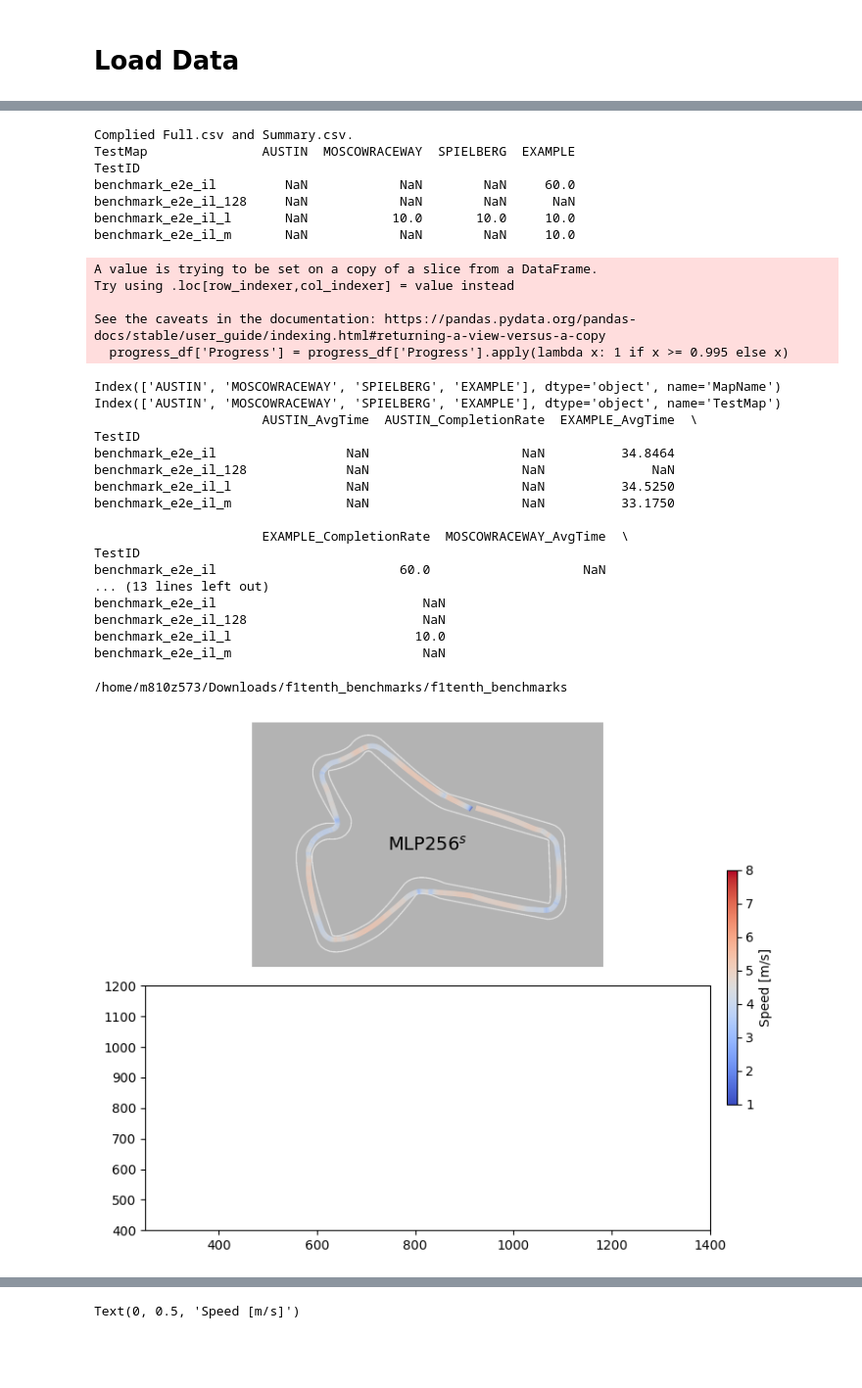
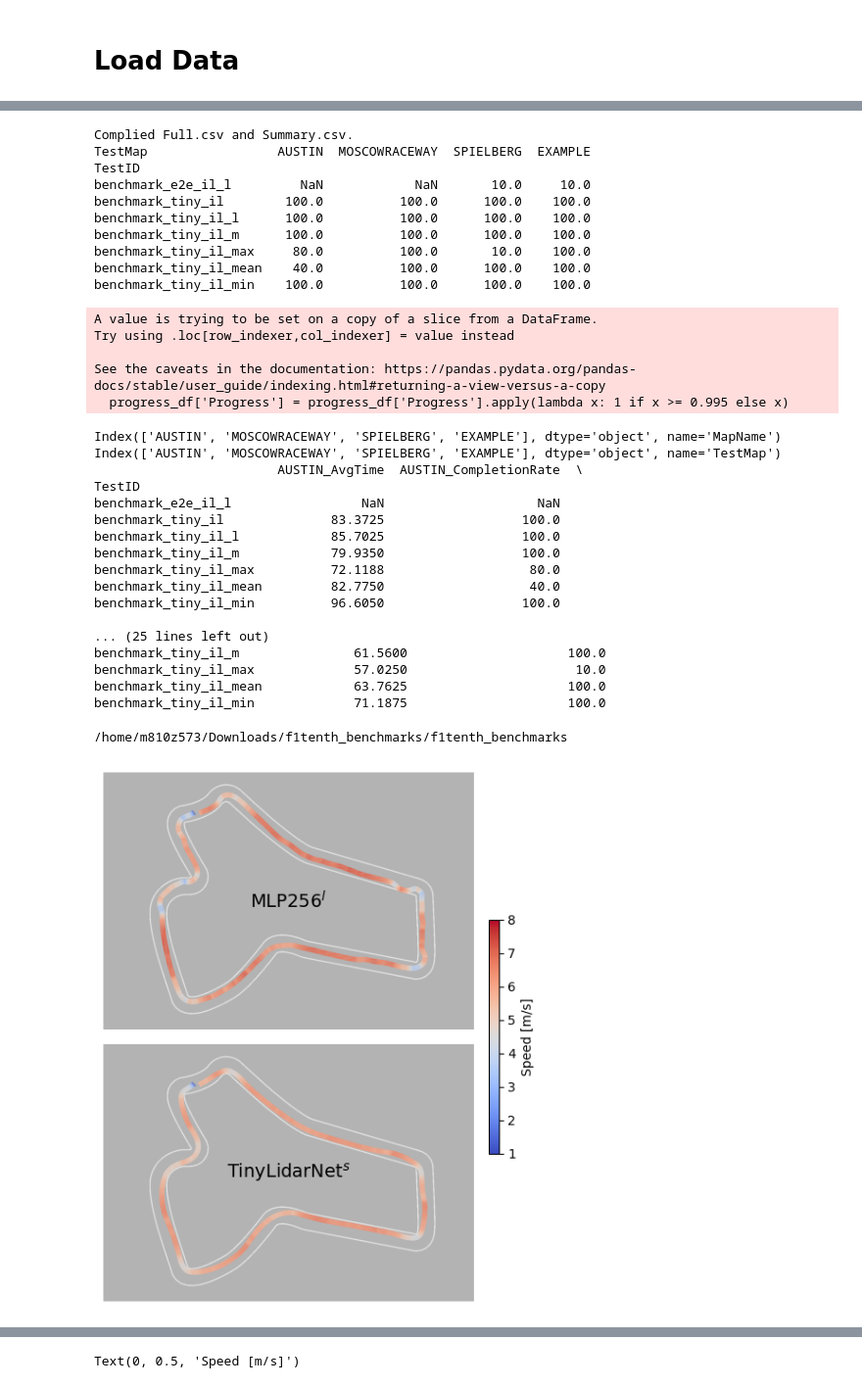
Before and after one commit to bakhbyergyen7/f1tenth_benchmarks, a Jupyter notebook: f1tenth_benchmarks/benchmark_results/tiny_notebook.ipynb, the cells around one changed output, grey strips where cells are left out. Shown at 98% size. Saved outputs shown, nothing was run; the diff lists cells and outputs as text; code cells hidden in the pictures; blank space fills up the shorter version.

```diff
--- a/f1tenth_benchmarks/benchmark_results/tiny_notebook.ipynb
+++ b/f1tenth_benchmarks/benchmark_results/tiny_notebook.ipynb
@@ -50,26 +50,26 @@ planners = ['GlobalPlanPP', "FollowTheGap", "EndToEnd",  "EndToEnd",  "TinyLidar
 #planners = ['GlobalPlanPP', "GlobalPlanMPCC", "EndToEnd", "TinyLidarNet"]
 planners = ['GlobalPlanPP', "FollowTheGap", "EndToEnd",  "EndToEnd",  "TinyLidarNet", "TinyLidarNet", "TinyLidarNet", "TinyLidarNet", "TinyLidarNet", "TinyLidarNet"]
 planners = ["EndToEnd",  "TinyLidarNet", "TinyLidarNet", "TinyLidarNet", "TinyLidarNet", "TinyLidarNet", "TinyLidarNet"]
-planners = ["EndToEnd",  "TinyLidarNet", "TinyLidarNet", "TinyLidarNet", "TinyLidarNet"]
-planners = ["EndToEnd",  "EndToEnd", "EndToEnd", "EndToEnd"]
+# planners = ["EndToEnd",  "TinyLidarNet", "TinyLidarNet", "TinyLidarNet", "TinyLidarNet"]
+#planners = ["EndToEnd",  "EndToEnd", "EndToEnd", "EndToEnd"]
 # test_ids = ["benchmark"] * 4
 test_ids = ["benchmark_pp", "benchmark_ftg", "benchmark_e2e_il", "benchmark_e2e_drl", "benchmark_tiny_il", "benchmark_tiny_il_m", "benchmark_tiny_il_l", "benchmark_tiny_il_mean", "benchmark_tiny_il_min", "benchmark_tiny_il_max"]
-test_ids = ["benchmark_e2e_il", "benchmark_tiny_il", "benchmark_tiny_il_m", "benchmark_tiny_il_l", "benchmark_tiny_il_mean", "benchmark_tiny_il_min", "benchmark_tiny_il_max"]
-test_ids = ["benchmark_e2e_il", "benchmark_tiny_il_m", "benchmark_tiny_il_mean", "benchmark_tiny_il_min", "benchmark_tiny_il_max"]
-test_ids = ["benchmark_e2e_il", "benchmark_e2e_il_m", "benchmark_e2e_il_l", "benchmark_e2e_il_128", "benchmark_tiny_il_m"]
+test_ids = ["benchmark_e2e_il_l", "benchmark_tiny_il", "benchmark_tiny_il_m", "benchmark_tiny_il_l", "benchmark_tiny_il_mean", "benchmark_tiny_il_min", "benchmark_tiny_il_max"]
+# test_ids = ["benchmark_e2e_il_l", "benchmark_tiny_il_m", "benchmark_tiny_il_mean", "benchmark_tiny_il_min", "benchmark_tiny_il_max"]
+# test_ids = ["benchmark_e2e_il", "benchmark_e2e_il_m", "benchmark_e2e_il_l", "benchmark_e2e_il_128", "benchmark_tiny_il_m"]
 
 
 neat_planner_names = [
     #"Opti. & tracking",
     #"Follow-the-Gap",
-    r"MLP256$^s$",
-    r"MLP256$^m$",
+    # r"MLP256$^s$",
+    # r"MLP256$^m$",
     r"MLP256$^l$",
-    "MLP128",
+    # "MLP128",
     #"MLP256(DRL)",
-    # r"TinyLidarNet$^s$",
+    r"TinyLidarNet$^s$",
     r"TinyLidarNet$^m$",
-    # r"TinyLidarNet$^l$",
+    r"TinyLidarNet$^l$",
     #r"TinyLidarNet$^s$$_{mean}$",
     #r"TinyLidarNet$^s$$_{min}$",
     #r"TinyLidarNet$^s$$_{max}$",
@@ -148,12 +151,15 @@ complete_percentage = complete_percentage[['AUSTIN', 'MOSCOWRACEWAY', 'SPIELBERG
 print(complete_percentage)
 # %% [output]
 Complied Full.csv and Summary.csv.
-TestMap               AUSTIN  MOSCOWRACEWAY  SPIELBERG  EXAMPLE
+TestMap                 AUSTIN  MOSCOWRACEWAY  SPIELBERG  EXAMPLE
 TestID
-benchmark_e2e_il         NaN            NaN        NaN     60.0
-benchmark_e2e_il_128     NaN            NaN        NaN      NaN
-benchmark_e2e_il_l       NaN           10.0       10.0     10.0
-benchmark_e2e_il_m       NaN            NaN        NaN     10.0
+benchmark_e2e_il_l         NaN            NaN       10.0     10.0
+benchmark_tiny_il        100.0          100.0      100.0    100.0
+benchmark_tiny_il_l      100.0          100.0      100.0    100.0
+benchmark_tiny_il_m      100.0          100.0      100.0    100.0
+benchmark_tiny_il_max     80.0          100.0       10.0    100.0
+benchmark_tiny_il_mean    40.0          100.0      100.0    100.0
+benchmark_tiny_il_min    100.0          100.0      100.0    100.0
 # %%
 # Extract relevant columns
 progress_df = results_df[['TestID', 'TestMap', 'Progress']]
@@ -205,24 +211,24 @@ print(combined_df)
 # %% [output]
 Index(['AUSTIN', 'MOSCOWRACEWAY', 'SPIELBERG', 'EXAMPLE'], dtype='object', name='MapName')
 Index(['AUSTIN', 'MOSCOWRACEWAY', 'SPIELBERG', 'EXAMPLE'], dtype='object', name='TestMap')
-                      AUSTIN_AvgTime  AUSTIN_CompletionRate  EXAMPLE_AvgTime  \
+                        AUSTIN_AvgTime  AUSTIN_CompletionRate  \
 TestID
-benchmark_e2e_il                 NaN                    NaN          34.8464
-benchmark_e2e_il_128             NaN                    NaN              NaN
-benchmark_e2e_il_l               NaN                    NaN          34.5250
-benchmark_e2e_il_m               NaN                    NaN          33.1750
+benchmark_e2e_il_l                 NaN                    NaN
+benchmark_tiny_il              83.3725                  100.0
+benchmark_tiny_il_l            85.7025                  100.0
+benchmark_tiny_il_m            79.9350                  100.0
+benchmark_tiny_il_max          72.1188                   80.0
+benchmark_tiny_il_mean         82.7750                   40.0
+benchmark_tiny_il_min          96.6050                  100.0
 
-                      EXAMPLE_CompletionRate  MOSCOWRACEWAY_AvgTime  \
-TestID
-benchmark_e2e_il                        60.0                    NaN
-... (13 lines left out)
-benchmark_e2e_il                           NaN
-benchmark_e2e_il_128                       NaN
-benchmark_e2e_il_l                        10.0
-benchmark_e2e_il_m                         NaN
+... (25 lines left out)
+benchmark_tiny_il_m               61.5600                     100.0
+benchmark_tiny_il_max             57.0250                      10.0
+benchmark_tiny_il_mean            63.7625                     100.0
+benchmark_tiny_il_min             71.1875                     100.0
 # %%
 plot_map = "example"
-lap_n = 7
+lap_n = 3
 map_data = MapData(plot_map)
 lap_dfs = []
 print(os.getcwd())
@@ -238,38 +244,37 @@ lap_df = pd.concat(lap_dfs)
 
 fig, axs = plt.subplots(2, 1, figsize=(7., 6), sharex=True, sharey=True)
 axs_list = axs.flatten()
-for i in range(n_planners-3):
-
+for i in range(n_planners-5):
     plt.sca(axs_list[i])
     map_data.plot_map_img()
 
     df = lap_df[lap_df["planner"] == test_ids[i]]
     xs, ys = map_data.xy2rc(df.x, df.y)
     pts = np.array([xs, ys]).T.reshape(-1, 1, 2)
     segments = np.concatenate([pts[:-1], pts[1:]], axis=1)
     norm = plt.Normalize(1, 8)
     lc = LineCollection(segments, cmap='coolwarm', norm=norm)
     lc.set_array(df.speed.values)
     lc.set_linewidth(4)
     line = plt.gca().add_collection(lc)
 
     plt.axis('off')
     axs_list[i].set_aspect('equal')
     plt.xlim(250, 1400)
     plt.ylim(400, 1200)
     plt.text(0.5, 0.5, neat_planner_names[i], horizontalalignment='center', verticalalignment='center', transform=axs_list[i].transAxes, size=14)
 
 # Remove the last subplot
 # fig.delaxes(axs_list[-1])
 
 # Add colorbar
 cax = fig.add_axes([axs_list[-1].get_position().x1+0.08, axs_list[-1].get_position().y0+0.18, 0.015, axs_list[-1].get_position().height*1.2])
 plt.colorbar(line, cax=cax, label="Speed [m/s]", ticks=[1, 2, 3, 4, 5, 6, 7,8])
 
 plt.tight_layout()
 plt.savefig(f"{save_path}speed_trajectories_{plot_map}.pdf", bbox_inches='tight')
 # %% [output]
 /home/m810z573/Downloads/f1tenth_benchmarks/f1tenth_benchmarks
-[figure, old version]
+[figure, new version]
 # %%
 map_name = "example"
```
Also changed, not shown: parts of 9 cells of this notebook, 12 other files.
